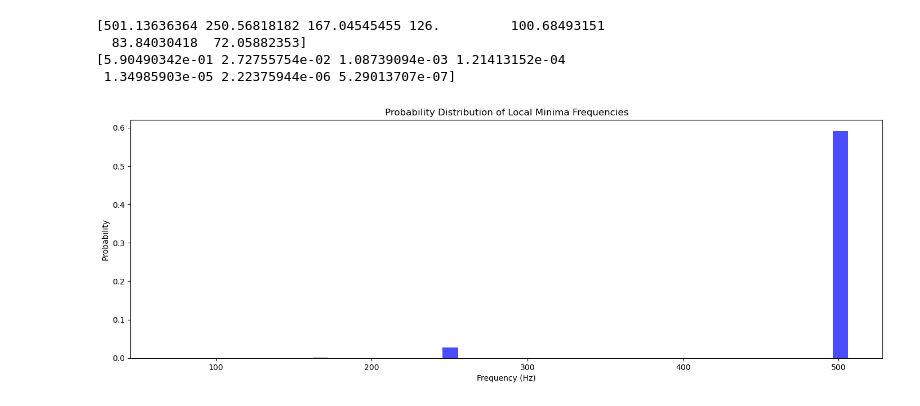
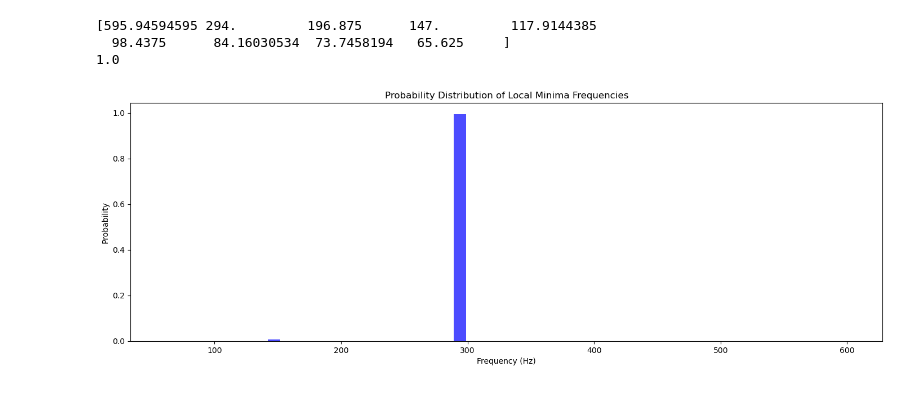
Before and after one commit to 1155194577/note_transcription, a Jupyter notebook: analysis/normalization.ipynb, the cells around one changed output. Saved outputs shown, nothing was run; the diff lists cells and outputs as text; code cells hidden in the pictures.

Commit message:
finish fram_wise_pitch_extraction

```diff
--- a/analysis/normalization.ipynb
+++ b/analysis/normalization.ipynb
@@ -73,20 +73,19 @@ plt.show()
 # %%
-local_minima, local_minima_probs = pitch_extractor._assign_probabilities(filtered_local_minima, filtered_minima_index)
+local_minima, local_minima_probs = pitch_extractor._frame_wise_pitch_extraction(window)
 sr = pitch_extractor.sample_rate
 local_minima_freqs = sr / filtered_minima_index
 print(local_minima_freqs)
-print(local_minima_probs)
+print(np.sum(local_minima_probs))
 
 plt.figure(figsize=(14, 5))
 plt.bar(local_minima_freqs, local_minima_probs, width=10, color='blue', alpha=0.7)
 plt.title('Probability Distribution of Local Minima Frequencies')
 plt.xlabel('Frequency (Hz)')
 plt.ylabel('Probability')
 plt.tight_layout(pad=0.5)
 plt.show()
 # %% [output]
-[501.13636364 250.56818182 167.04545455 126.         100.68493151
-  83.84030418  72.05882353]
-[5.90490342e-01 2.72755754e-02 1.08739094e-03 1.21413152e-04
- 1.34985903e-05 2.22375944e-06 5.29013707e-07]
+[595.94594595 294.         196.875      147.         117.9144385
+  98.4375      84.16030534  73.7458194   65.625     ]
+1.0
-[figure, old version]
+[figure, new version]
```
Also changed, not shown: parts of 3 cells of this notebook, 2 other files.
